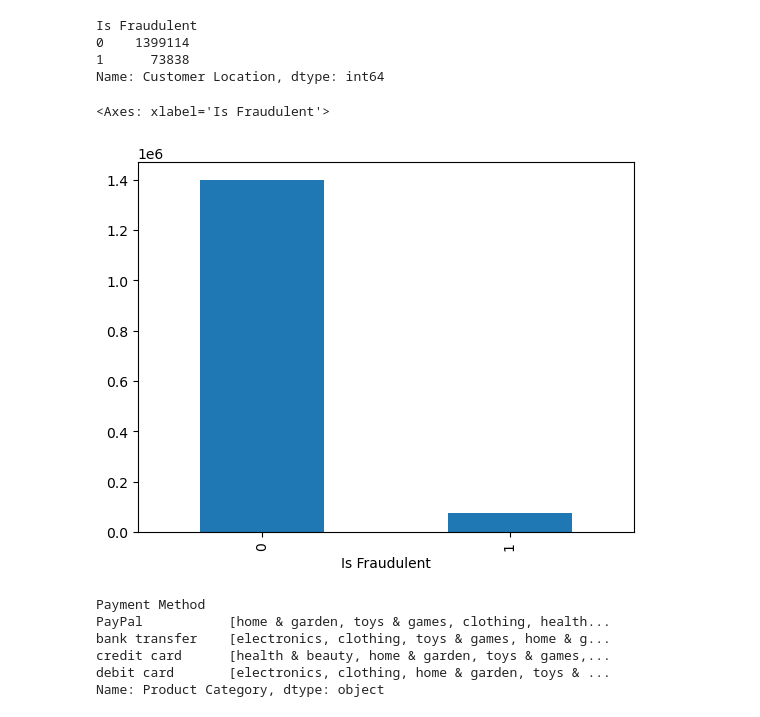
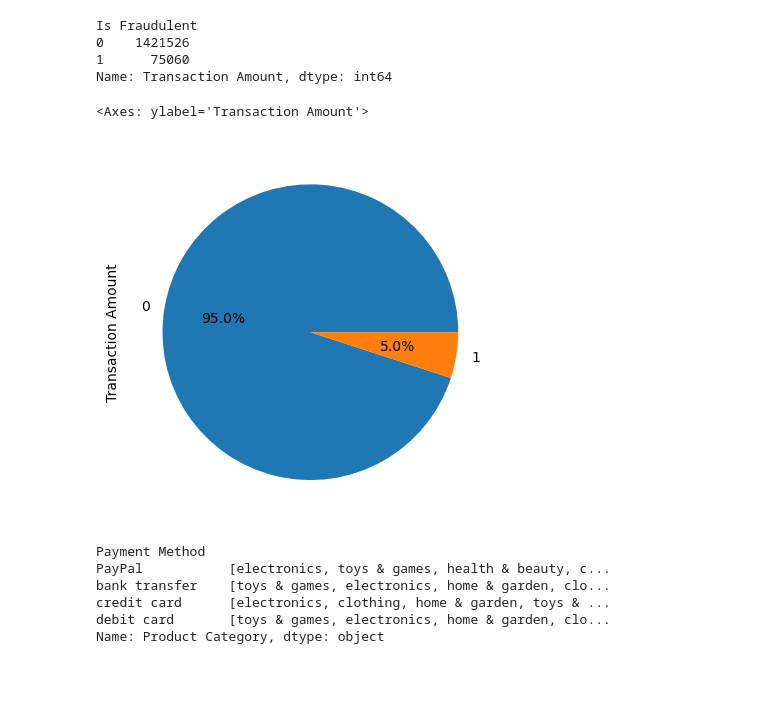
Before and after one commit to muneebsamad/project-1, a Jupyter notebook: data.ipynb, the cells around one changed output. Cells and saved outputs as stored; diff of their text form; code cells hidden in the pictures; blank space fills up the shorter version.

```diff
--- a/data.ipynb
+++ b/data.ipynb
@@ -4,3 +5,3 @@ import pandas as pd
 # %%
-df = pd.read_csv("Fraudulent_E-Commerce_Transaction_Data.csv")
-df
+df = pd.read_csv("..\project1\Fraudulent_E-Commerce_Transaction_Data_2.csv")
+df2 = pd.read_csv("..\project1\Fraudulent_E-Commerce_Transaction_Data.csv")
@@ -20,0 +8,3 @@ df
+# %%
+merged_df= pd.concat([df,df2], ignore_index= True)
+merged_df.head()
@@ -21,22 +18,23 @@ df
 # %%
-x_axis = df["Customer Location"].groupby(df["Is Fraudulent"]).count()
+x_axis = merged_df.groupby(["Is Fraudulent"])["Transaction Amount"].count()
 print(x_axis)
-x_axis.plot.bar()
+#x_axis.plot.bar()
+x_axis.plot.pie(autopct= "%1.1f%%")
 # %% [output]
 Is Fraudulent
-0    1399114
-1      73838
-Name: Customer Location, dtype: int64
+0    1421526
+1      75060
+Name: Transaction Amount, dtype: int64
-<Axes: xlabel='Is Fraudulent'>
+<Axes: ylabel='Transaction Amount'>
-[figure, old version]
+[figure, new version]
 # %%
-pay_by_cat = df["Product Category"].groupby(df["Payment Method"]).unique()
+pay_by_cat = merged_df["Product Category"].groupby(merged_df["Payment Method"]).unique()
 pay_by_cat
 #df["Product Category"].unique()
 # %% [output]
 Payment Method
-PayPal           [home & garden, toys & games, clothing, health...
-bank transfer    [electronics, clothing, toys & games, home & g...
-credit card      [health & beauty, home & garden, toys & games,...
-debit card       [electronics, clothing, home & garden, toys & ...
+PayPal           [electronics, toys & games, health & beauty, c...
+bank transfer    [toys & games, electronics, home & garden, clo...
+credit card      [electronics, clothing, home & garden, toys & ...
+debit card       [toys & games, electronics, home & garden, clo...
 Name: Product Category, dtype: object
```
Also changed, not shown: parts of 12 cells of this notebook.
